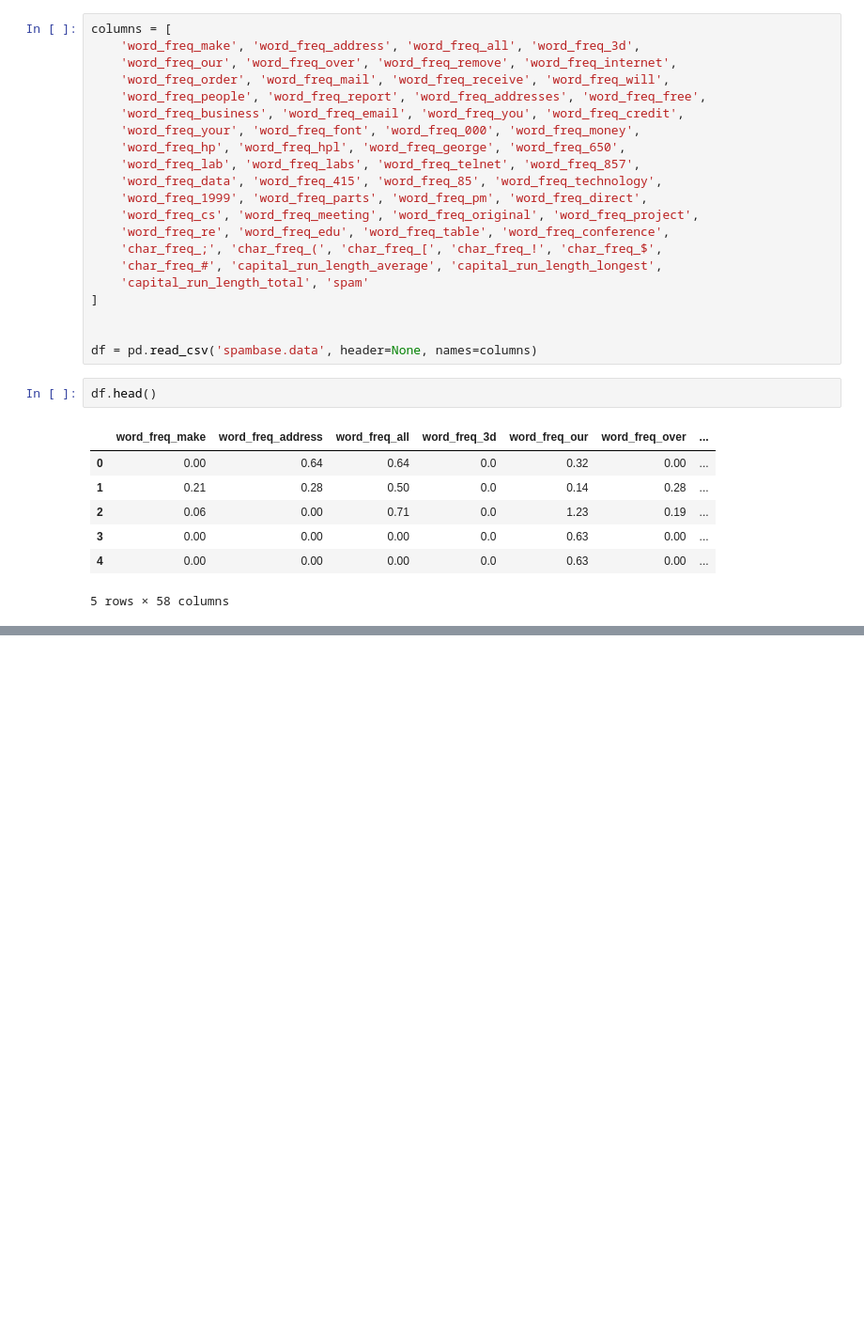
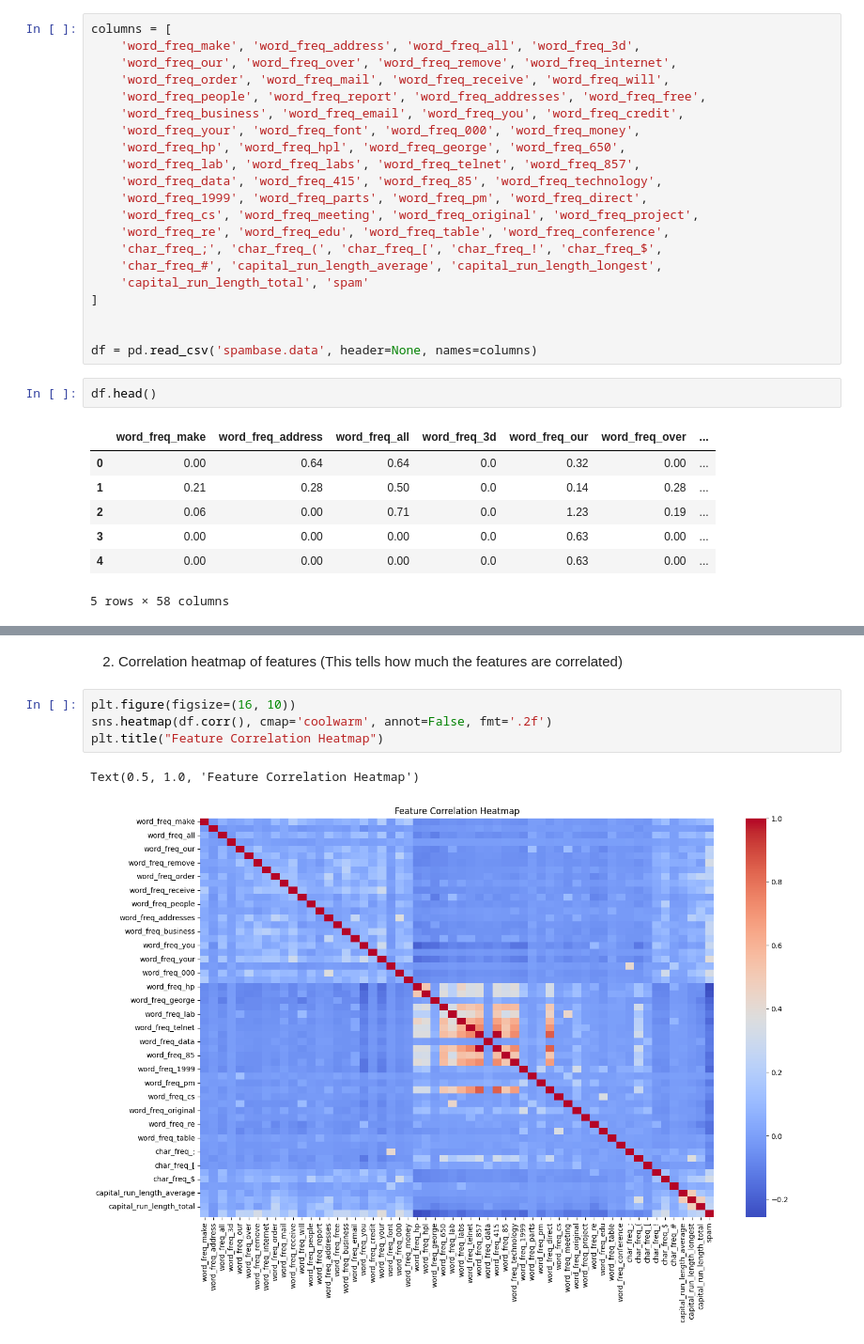
Before and after one commit to ApurvaKondekar2004/Spam-Email-Classification, a Jupyter notebook: classifier.ipynb, the cells around one changed output, grey strips where cells are left out. Shown: that part at 94% size. Saved outputs shown, nothing was run; the diff lists cells and outputs as text; blank space fills up the shorter version.

```diff
--- a/classifier.ipynb
+++ b/classifier.ipynb
@@ -36,0 +91,9 @@ df.head()
+# %% [markdown]
+2. Correlation heatmap of features (This tells how much the features are correlated)
+# %%
+plt.figure(figsize=(16, 10))
+sns.heatmap(df.corr(), cmap='coolwarm', annot=False, fmt='.2f')
+plt.title("Feature Correlation Heatmap")
+# %% [output]
+Text(0.5, 1.0, 'Feature Correlation Heatmap')
+[figure, added]
```
Also changed, not shown: parts of 25 cells of this notebook, 3 other files.
